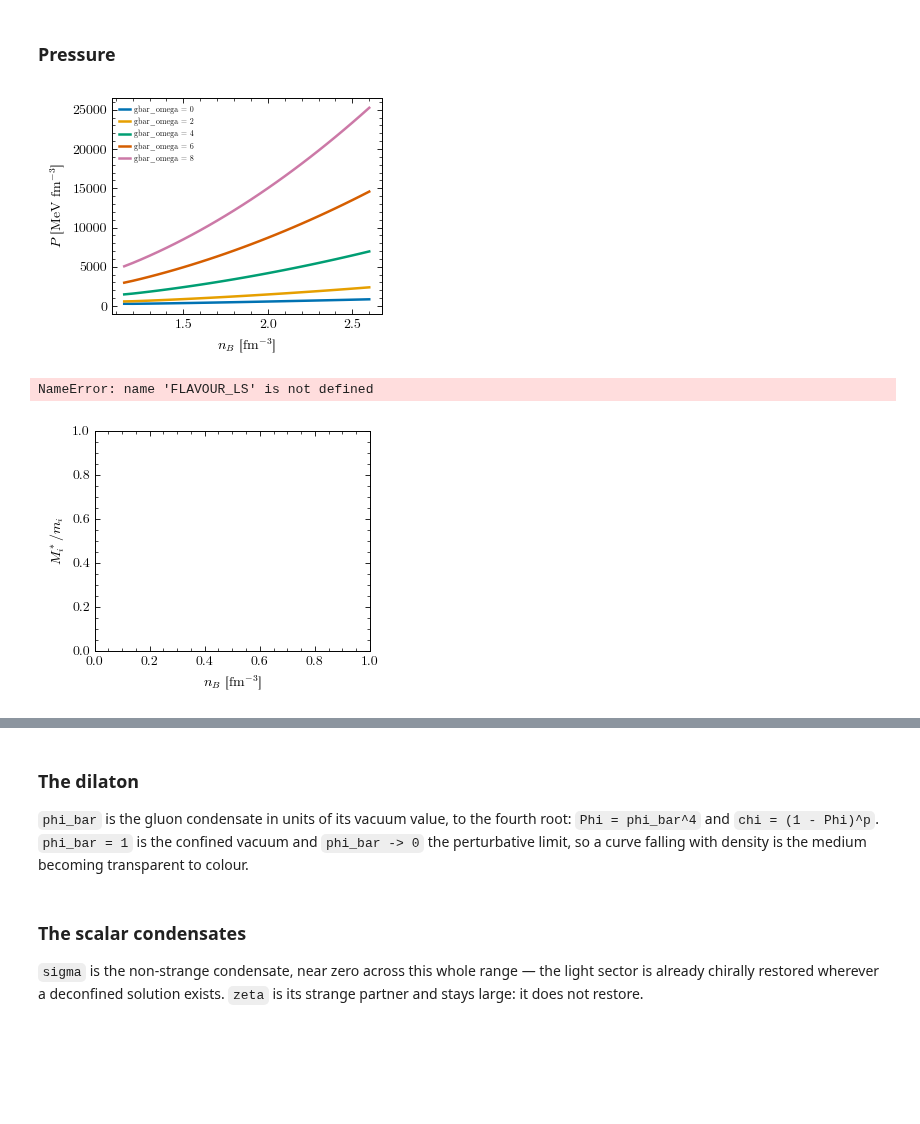
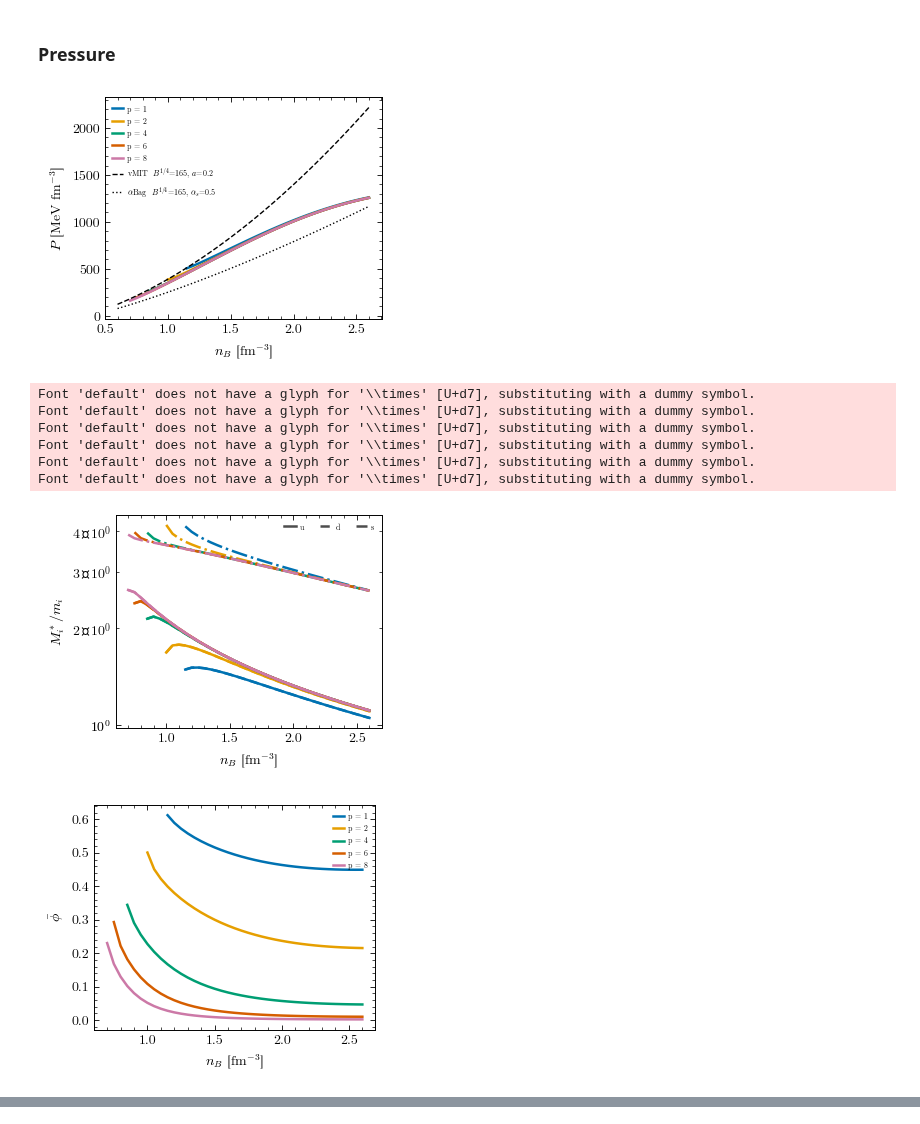
Before and after one commit to guerrinimirco/eos, a Jupyter notebook: notebooks/quark_timing.ipynb, the cells around one changed output, grey strips where cells are left out. Drawn from its saved outputs; the diff is of its cells as text; code cells hidden in the pictures; blank space fills up the shorter version.

```diff
--- a/notebooks/quark_timing.ipynb
+++ b/notebooks/quark_timing.ipynb
@@ -464,7 +464,8 @@ print("=== njl published sets, beta_eq_neutrinoless, T = 0, unpaired ===")
 for name in NJL_SETS:
     par = njl.Parameters.named(name)
     table = njl.eos_table(par, "beta_eq_neutrinoless", NJL_FLAGS,
-                          {"nB": NJL_NB, "T": np.array([0.0])})
+                          {"nB": NJL_NB, "T": np.array([0.0])},
+                          backend="fast")
     rows = njl_rows_from_result(table)
     njl_lines[name] = (par, rows)
     print(f"  [{name:15s}] {len(rows):3d}/{len(NJL_NB)} points   "
@@ -1070,9 +558,0 @@ plt.show()
-# %%
-fig, ax = transition_axes(LABELS["nB"])
-for branch, label, colour in (("confined", "confined (vacuum)", OKAB_CAT[1]),
-                              ("restored", "deconfined", OKAB_CAT[0])):
-    mu, n_B = branch_curve(branch, "n_B")
-    ax.plot(mu, n_B, color=colour, lw=2.4, label=label)
-ax.legend(loc="center left", fontsize="x-small")
-panel_label(ax, "density")
-plt.show()
@@ -1149,17 +627,17 @@ come back empty. The counts printed say where each one begins.
 # %%
 CCDM_SETS = ("baseline", "novector", "dressed", "stiff")
 # %%
-SWEEP = ("n_c", (0, 2, 4, 6, 8))
+SWEEP = ("p", (1, 2, 4, 6, 8))
 
-HELD = dict(B_g_quarter = 170.,
+HELD = dict(B_g_quarter = 165.,
             g_q=3.0,          # pinned by the specification's section 10 table
             g_s=3.0,          # flavour-symmetric choice, prior 3-8
             m_sigma=550.0,    # held throughout
             gbar_omega=2.0,   # 0-10 in the later scan
-            #n_c=float("inf")
+            n_c=float("inf")
             )          # 3.0 for that scan, then 1-3-10-20
 
-SCAN_NB = np.linspace(0.60, 2.60, 41)
+SCAN_NB = np.linspace(0.3, 2.60, 41)
 SCAN_FLAGS = ccdm.SpeciesFlags(csc=False)
 
 scan_name, scan_values = SWEEP
@@ -1176,7 +654,7 @@ for value in scan_values:
     par = replace(ccdm.Parameters.default(), **held, **{scan_name: value})
     rows = ccdm_rows_from_result(ccdm.eos_table(
         par, "beta_eq_neutrinoless", SCAN_FLAGS,
-        {"nB": SCAN_NB, "T": np.array([0.0])}))
+        {"nB": SCAN_NB, "T": np.array([0.0])}, backend="fast"))
     label = f"{scan_name} = {value:g}"
     if not rows:
         print(f"  [{label:22s}]   0/{len(SCAN_NB)} points: no deconfined "
@@ -1211,39 +689,64 @@ sweeping gbar_omega over [0, 2, 4, 6, 8]; held: {'B_g_quarter': 170.0, 'g_q': 3.
 # %% [markdown]
 ### Pressure
 # %%
+# The two bag models on the same axis, at a parametrization set here rather
+# than taken from `Parameters.default()`: black, so the coloured curves stay
+# the CCDM scan.
+BAG_SETS = {
+    r"vMIT  $B^{1/4}$=165, $a$=0.2": (
+        vmit, replace(vmit.Parameters.default(), B4=165.0, a=0.2),
+        vmit.SpeciesFlags(), "--"),
+    r"$\alpha$Bag  $B^{1/4}$=165, $\alpha_s$=0.5": (
+        alphabag, replace(alphabag.Parameters.default(), B4=165.0, alpha=0.5),
+        alphabag.SpeciesFlags(), ":"),
+}
+
 fig, ax = scan_figure(LABELS["P"])
 for label, par, matrix, n_B, colour in scan_curves():
     ax.plot(n_B, matrix["P"][0], color=colour, label=label)
+for label, (module, par, species, style) in BAG_SETS.items():
+    rows = module.rows_from_result(module.eos_table(
+        par, "beta_eq_neutrinoless", species,
+        {"nB": SCAN_NB, "T": np.array([0.0])}))
+    matrix, axs = matrix_from_rows(rows)
+    ax.plot(axs["nB"], matrix["P"][0], color="k", ls=style, lw=1.0,
+            label=label)
 ax.legend(loc="upper left", fontsize="xx-small")
 plt.show()
 
 fig, ax = scan_figure(r"$M^*_i / m_i$")
 CURRENT = {"u": "m_u", "d": "m_d", "s": "m_s"}
 for label, par, matrix, n_B, colour in scan_curves():
     for flavour, style in FLAVOUR_LS.items():
         m_current = getattr(par, CURRENT[flavour])
         ax.plot(n_B, matrix[f"M_{flavour}"][0] / m_current,
                 color=colour, ls=style)
 ax.set_yscale("log")
 log_decades(ax, axis="y")
 njl_style_legend(ax, FLAVOUR_LS.items(), loc="upper right", ncol=3,
                  fontsize="xx-small")
 plt.show()
 
 fig, ax = scan_figure(r"$\bar{\phi}$")
 for label, par, matrix, n_B, colour in scan_curves():
     ax.plot(n_B, matrix["phi_bar"][0], color=colour, label=label)
 ax.legend(loc="upper right", fontsize="xx-small")
 plt.show()
 
 fig, ax = scan_figure(r"$\sigma$,  $\zeta$ [MeV]")
 for label, par, matrix, n_B, colour in scan_curves():
     ax.plot(n_B, matrix["sigma"][0], color=colour, ls="-", label=label)
     ax.plot(n_B, matrix["zeta"][0], color=colour, ls="--")
 njl_style_legend(ax, [(r"$\sigma$", "-"), (r"$\zeta$", "--")],
                  loc="center left", fontsize="xx-small")
 plt.show()
 # %% [output]
-[figure, old version]
+[figure, new version]
-NameError: name 'FLAVOUR_LS' is not defined
+Font 'default' does not have a glyph for '\\times' [U+d7], substituting with a dummy symbol.
+Font 'default' does not have a glyph for '\\times' [U+d7], substituting with a dummy symbol.
+Font 'default' does not have a glyph for '\\times' [U+d7], substituting with a dummy symbol.
+Font 'default' does not have a glyph for '\\times' [U+d7], substituting with a dummy symbol.
+Font 'default' does not have a glyph for '\\times' [U+d7], substituting with a dummy symbol.
+Font 'default' does not have a glyph for '\\times' [U+d7], substituting with a dummy symbol.
-[figure, old version]
+[figure, new version]
+[figure, added]
@@ -1250,13 +753,0 @@ NameError: name 'FLAVOUR_LS' is not defined
-# %% [markdown]
-### The dilaton
-
-`phi_bar` is the gluon condensate in units of its vacuum value, to the fourth
-root: `Phi = phi_bar^4` and `chi = (1 - Phi)^p`. `phi_bar = 1` is the confined
-vacuum and `phi_bar -> 0` the perturbative limit, so a curve falling with
-density is the medium becoming transparent to colour.
-# %% [markdown]
-### The scalar condensates
-
-`sigma` is the non-strange condensate, near zero across this whole range —
-the light sector is already chirally restored wherever a deconfined solution
-exists. `zeta` is its strange partner and stays large: it does not restore.
```
Also changed, not shown: parts of 35 cells of this notebook, 13 other files.
